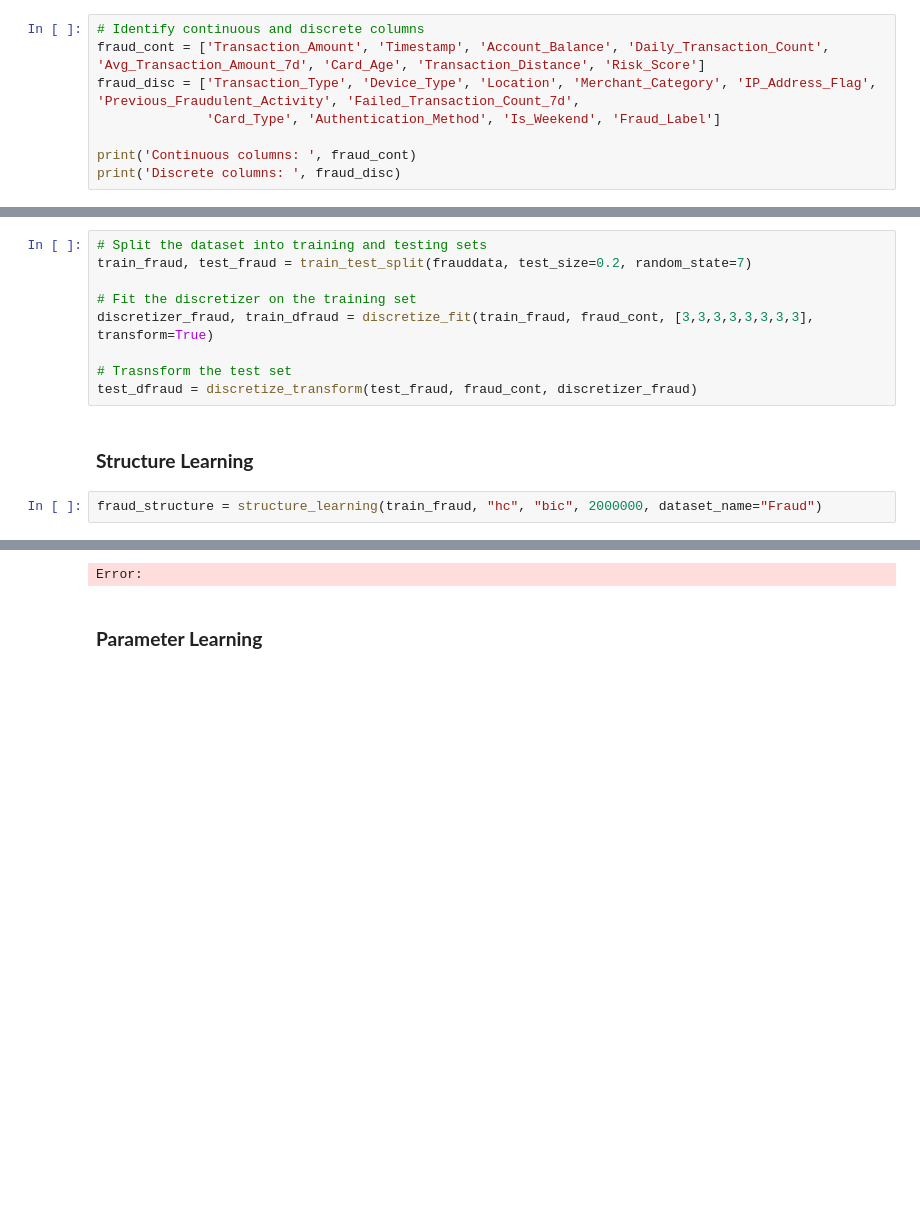
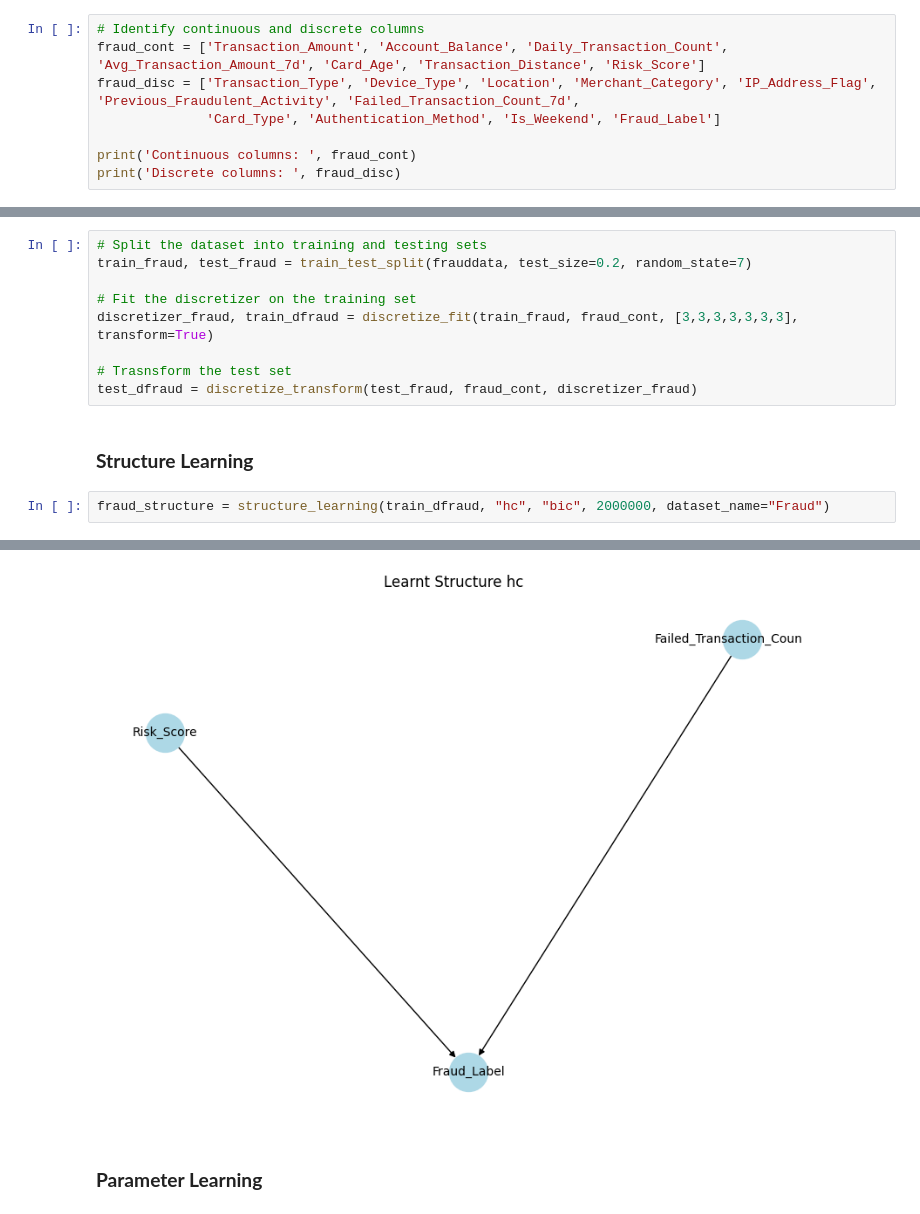
Before and after one commit to Angie-Zauner/AAI, a Jupyter notebook: main.ipynb, the cells around one changed output, grey strips where cells are left out. Saved outputs shown, nothing was run; the diff lists cells and outputs as text; blank space fills up the shorter version.

```diff
--- a/main.ipynb
+++ b/main.ipynb
@@ -206,6 +220,6 @@ frauddata = frauddata.drop(columns=['Transaction_ID', 'User_ID', 'Timestamp'])
 # %%
 # Identify continuous and discrete columns
-fraud_cont = ['Transaction_Amount', 'Timestamp', 'Account_Balance', 'Daily_Transaction_Count', 'Avg_Transaction_Amount_7d', 'Card_Age', 'Transaction_Distance', 'Risk_Score']
+fraud_cont = ['Transaction_Amount', 'Account_Balance', 'Daily_Transaction_Count', 'Avg_Transaction_Amount_7d', 'Card_Age', 'Transaction_Distance', 'Risk_Score']
 fraud_disc = ['Transaction_Type', 'Device_Type', 'Location', 'Merchant_Category', 'IP_Address_Flag', 'Previous_Fraudulent_Activity', 'Failed_Transaction_Count_7d',
               'Card_Type', 'Authentication_Method', 'Is_Weekend', 'Fraud_Label']
 
@@ -217,18 +231,18 @@ Discrete columns:  ['Transaction_Type', 'Device_Type', 'Location', 'Merchant_Cat
 # %% [markdown]
 ### **Pre-Processing**
 # %%
-# Split the dataset into training and testing sets
+# Split the dataset into training and testing sets
 train_fraud, test_fraud = train_test_split(frauddata, test_size=0.2, random_state=7)
 
 # Fit the discretizer on the training set
-discretizer_fraud, train_dfraud = discretize_fit(train_fraud, fraud_cont, [3,3,3,3,3,3,3,3], transform=True)
+discretizer_fraud, train_dfraud = discretize_fit(train_fraud, fraud_cont, [3,3,3,3,3,3,3], transform=True)
 
 # Trasnsform the test set
 test_dfraud = discretize_transform(test_fraud, fraud_cont, discretizer_fraud)
 # %% [markdown]
 ### **Structure Learning**
 # %%
-fraud_structure = structure_learning(train_fraud, "hc", "bic", 2000000, dataset_name="Fraud")
+fraud_structure = structure_learning(train_dfraud, "hc", "bic", 2000000, dataset_name="Fraud")
 # %% [output]
 [bnlearn] >Computing best DAG using [hc]
 [bnlearn] >Set scoring type at [bic]
@@ -235,4 +264,4 @@ fraud_structure = structure_learning(train_fraud, "hc", "bic", 2000000, dataset_
-Error:
+[figure, added]
 # %% [markdown]
 ### **Parameter Learning**
 # %%
```
Also changed, not shown: parts of 8 cells of this notebook.
